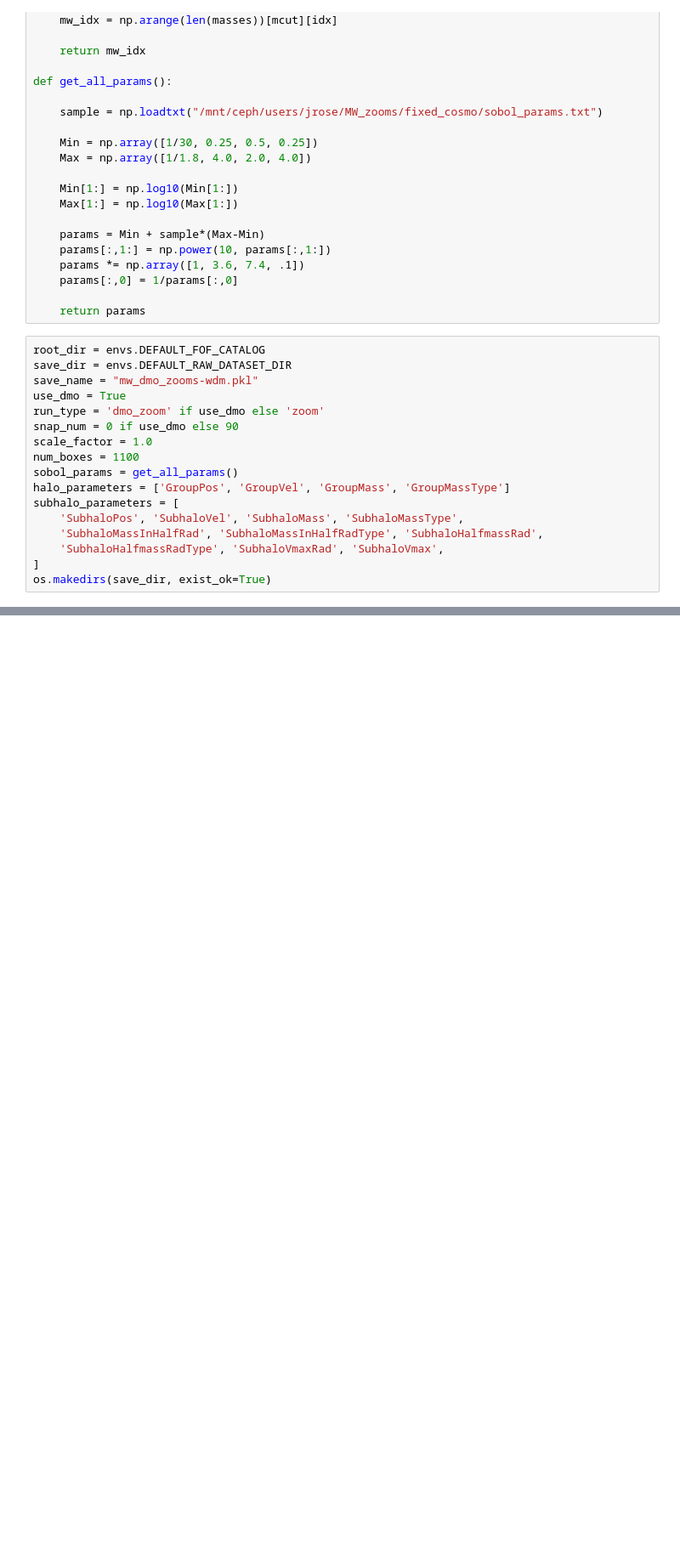
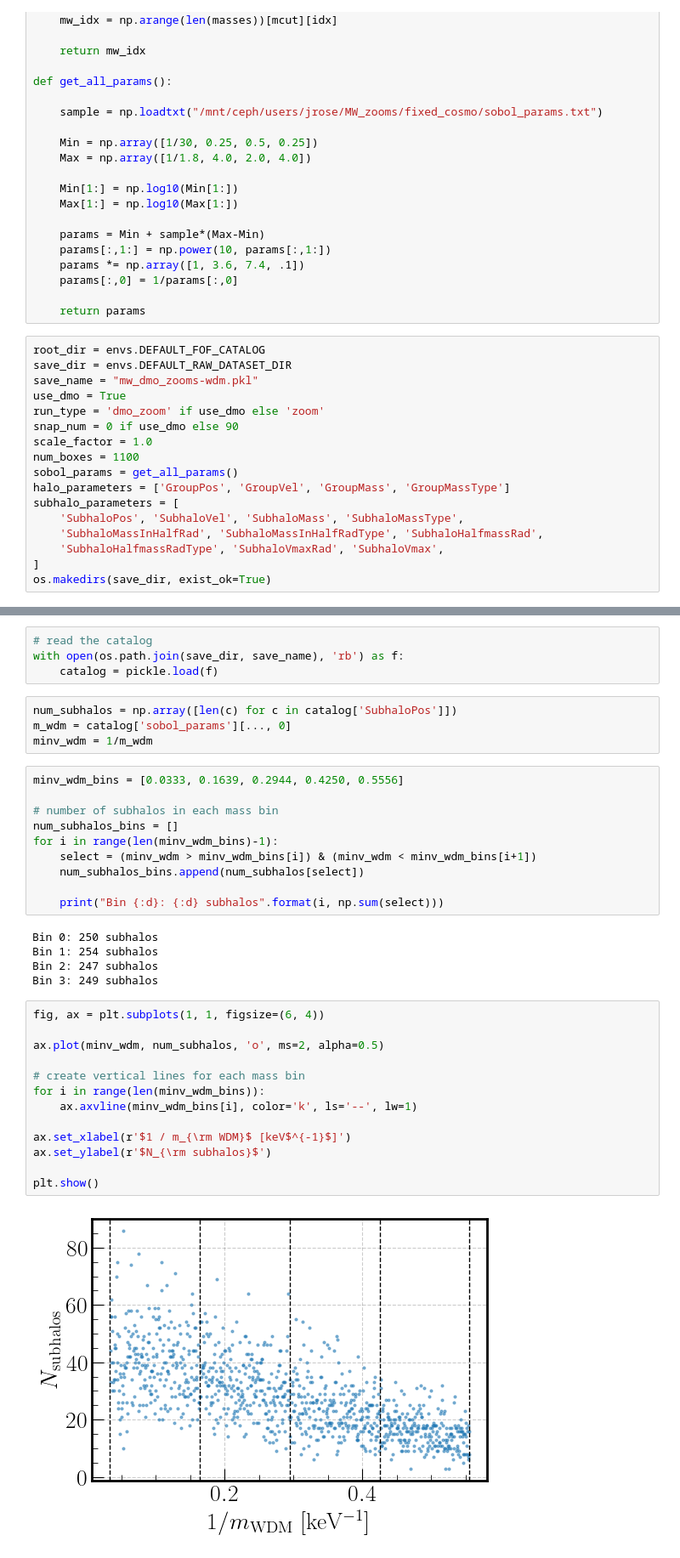
Before and after one commit to trivnguyen/point-cloud-galaxy-diffusion, a Jupyter notebook: notebooks/create_raw_dset.ipynb, the cells around one changed output, grey strips where cells are left out. Shown at 85% size. Cells and saved outputs as stored; diff of their text form; blank space fills up the shorter version.

```diff
--- a/notebooks/create_raw_dset.ipynb
+++ b/notebooks/create_raw_dset.ipynb
@@ -129,3 +126,41 @@ Box 1096 does not exist. Skipping...
 Box 1097 does not exist. Skipping...
 Box 1098 does not exist. Skipping...
 Box 1099 does not exist. Skipping...
+# %%
+# read the catalog
+with open(os.path.join(save_dir, save_name), 'rb') as f:
+    catalog = pickle.load(f)
+# %%
+num_subhalos = np.array([len(c) for c in catalog['SubhaloPos']])
+m_wdm = catalog['sobol_params'][..., 0]
+minv_wdm = 1/m_wdm
+# %%
+minv_wdm_bins = [0.0333, 0.1639, 0.2944, 0.4250, 0.5556]
+
+# number of subhalos in each mass bin
+num_subhalos_bins = []
+for i in range(len(minv_wdm_bins)-1):
+    select = (minv_wdm > minv_wdm_bins[i]) & (minv_wdm < minv_wdm_bins[i+1])
+    num_subhalos_bins.append(num_subhalos[select])
+
+    print("Bin {:d}: {:d} subhalos".format(i, np.sum(select)))
+# %% [output]
+Bin 0: 250 subhalos
+Bin 1: 254 subhalos
+Bin 2: 247 subhalos
+Bin 3: 249 subhalos
+# %%
+fig, ax = plt.subplots(1, 1, figsize=(6, 4))
+
+ax.plot(minv_wdm, num_subhalos, 'o', ms=2, alpha=0.5)
+
+# create vertical lines for each mass bin
+for i in range(len(minv_wdm_bins)):
+    ax.axvline(minv_wdm_bins[i], color='k', ls='--', lw=1)
+
+ax.set_xlabel(r'$1 / m_{\rm WDM}$ [keV$^{-1}$]')
+ax.set_ylabel(r'$N_{\rm subhalos}$')
+
+plt.show()
+# %% [output]
+[figure, added]
```
Also changed, not shown: parts of 2 cells of this notebook, 6 other files.
